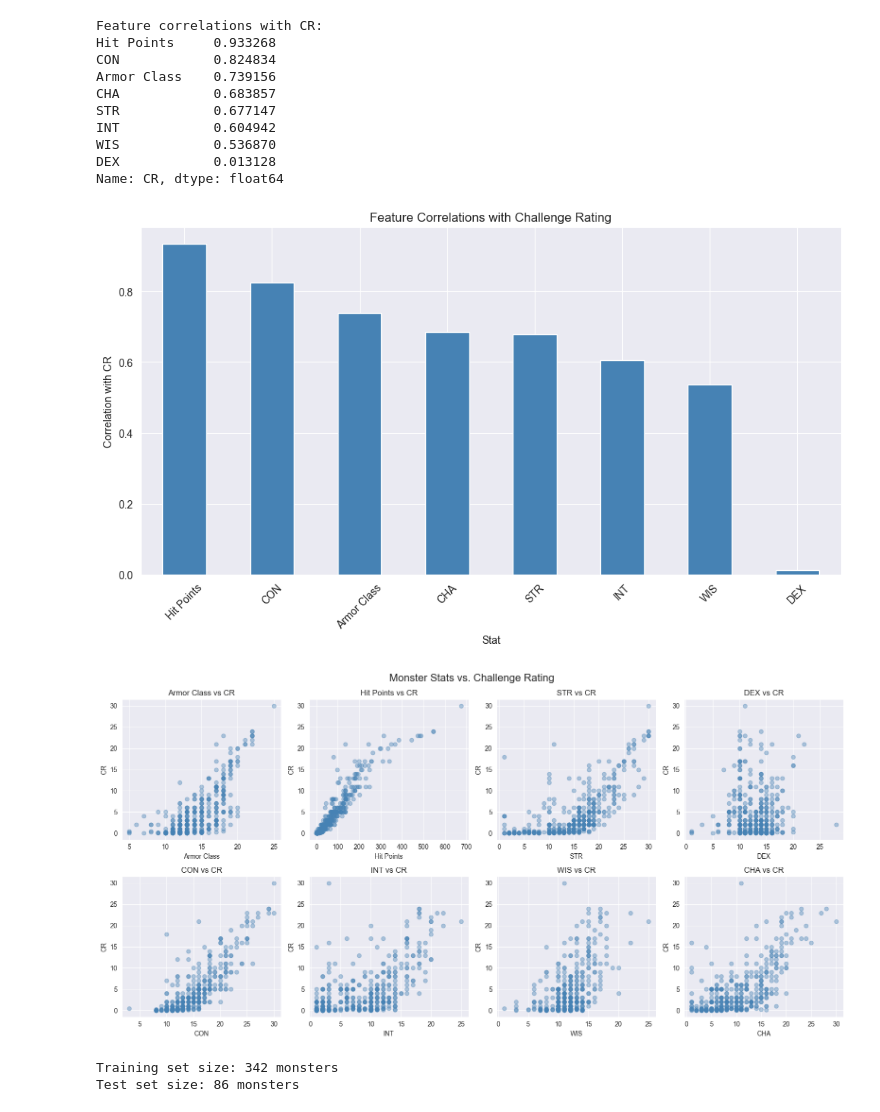
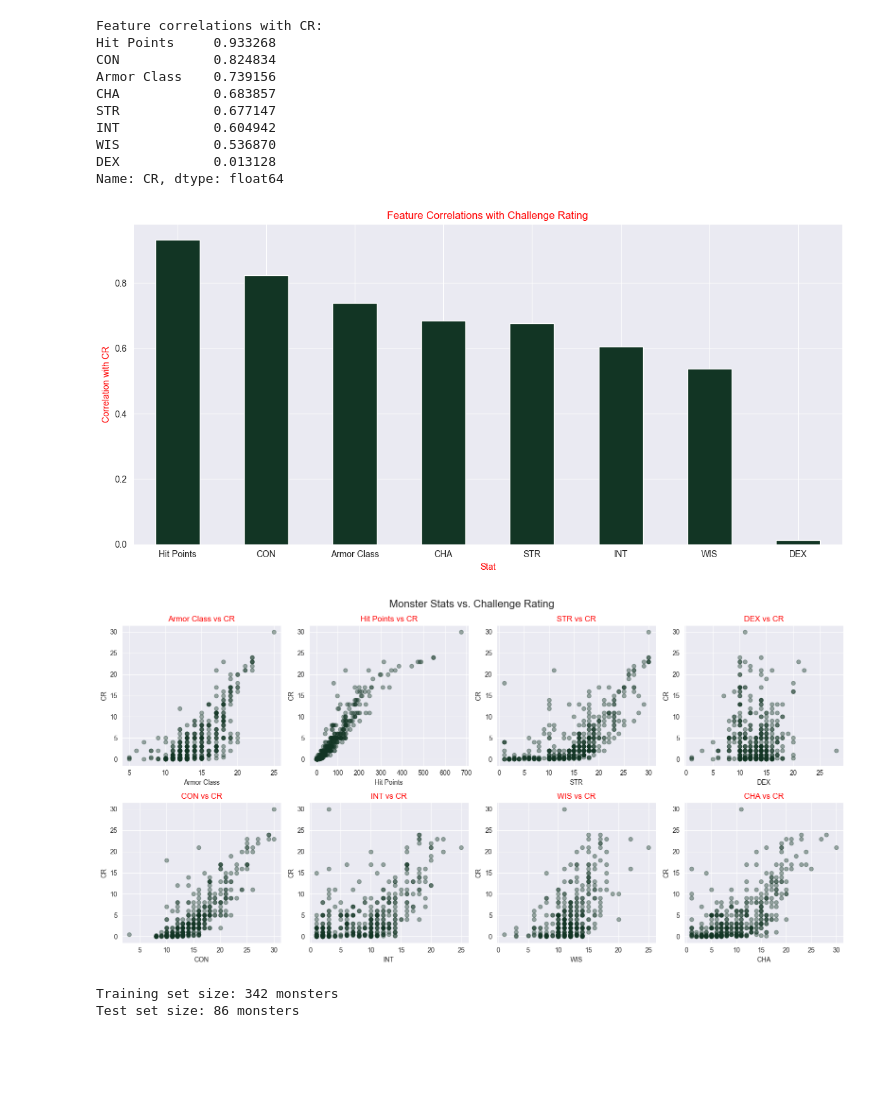
Before and after one commit to jpitts-dev/dnd-cr-predictor, a Jupyter notebook: cr_predictor_analysis.ipynb, the cells around one changed output. Drawn from its saved outputs; the diff is of its cells as text; code cells hidden in the pictures; blank space fills up the shorter version.

```diff
--- a/cr_predictor_analysis.ipynb
+++ b/cr_predictor_analysis.ipynb
@@ -110,31 +111,31 @@ DEX            0.013128
 Name: CR, dtype: float64
 # %%
 # Visualize feature correlations
-plt.figure(figsize=(10, 6))
-correlations.plot(kind="bar", color="steelblue")
-plt.title("Feature Correlations with Challenge Rating")
-plt.xlabel("Stat")
-plt.ylabel("Correlation with CR")
-plt.xticks(rotation=45)
+plt.figure(figsize=(12, 6))
+correlations.plot(kind="bar", color="#123524")
+plt.title("Feature Correlations with Challenge Rating", color='red')
+plt.xlabel("Stat", color='red')
+plt.ylabel("Correlation with CR", color='red')
+plt.xticks(rotation=0)
 plt.tight_layout()
 plt.show()
 # %% [output]
-[figure, old version]
+[figure, new version]
 # %%
 # Scatter plots of each feature vs. CR
 fig, axes = plt.subplots(2, 4, figsize=(16, 8))
 axes = axes.flatten()
 
 for i, col in enumerate(numeric_cols):
-    axes[i].scatter(df[col], df['CR'], alpha=0.4, color='steelblue')
+    axes[i].scatter(df[col], df['CR'], alpha=0.4, color='#123524')
     axes[i].set_xlabel(col)
     axes[i].set_ylabel('CR')
-    axes[i].set_title(f'{col} vs CR')
+    axes[i].set_title(f'{col} vs CR', color='red')
 
 plt.suptitle("Monster Stats vs. Challenge Rating", fontsize=16)
 plt.tight_layout()
 plt.show()
 # %% [output]
-[figure, old version]
+[figure, new version]
 # %%
 # Define features and target
```
Also changed, not shown: parts of 8 cells of this notebook, 1 other file.
